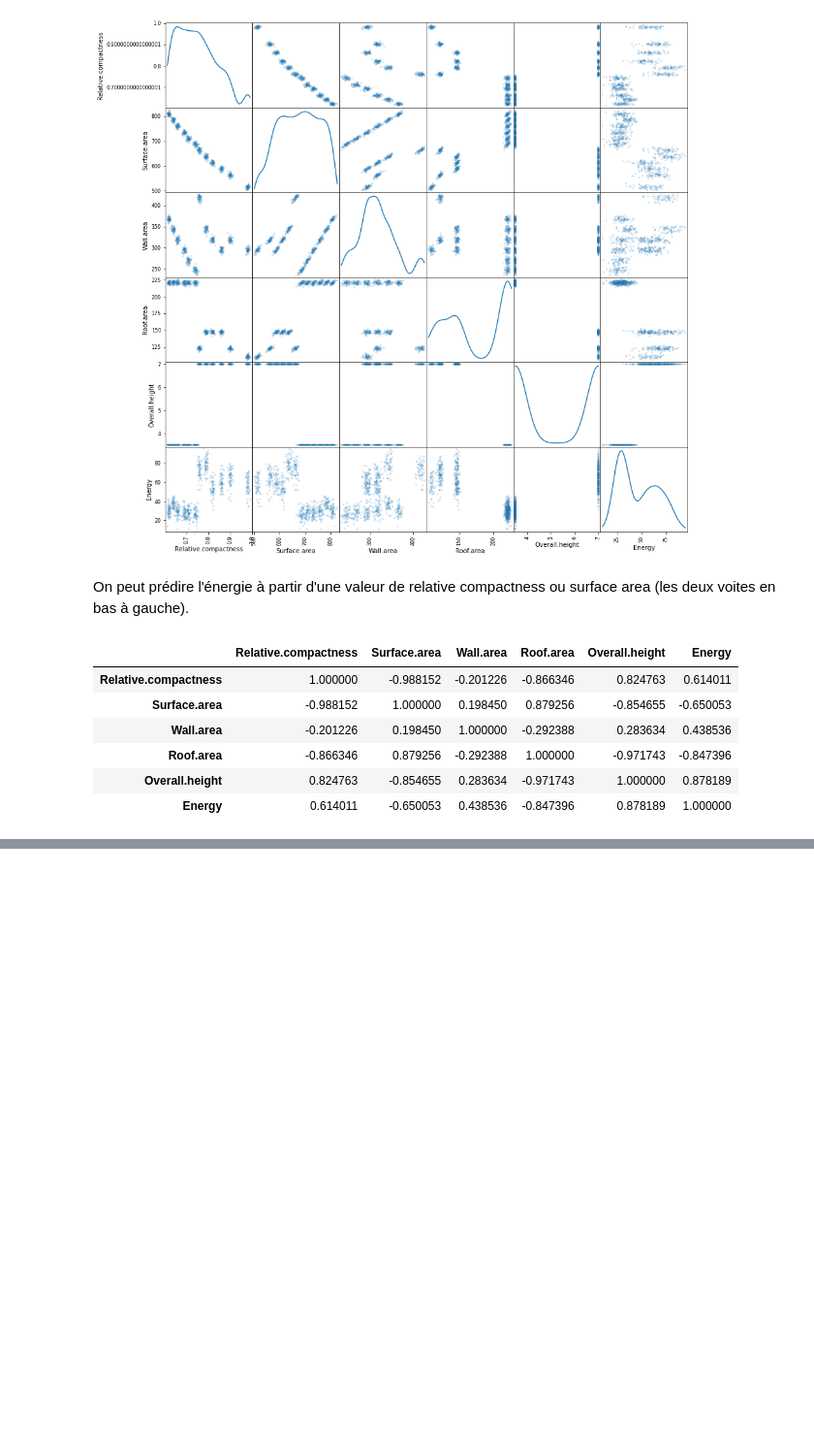
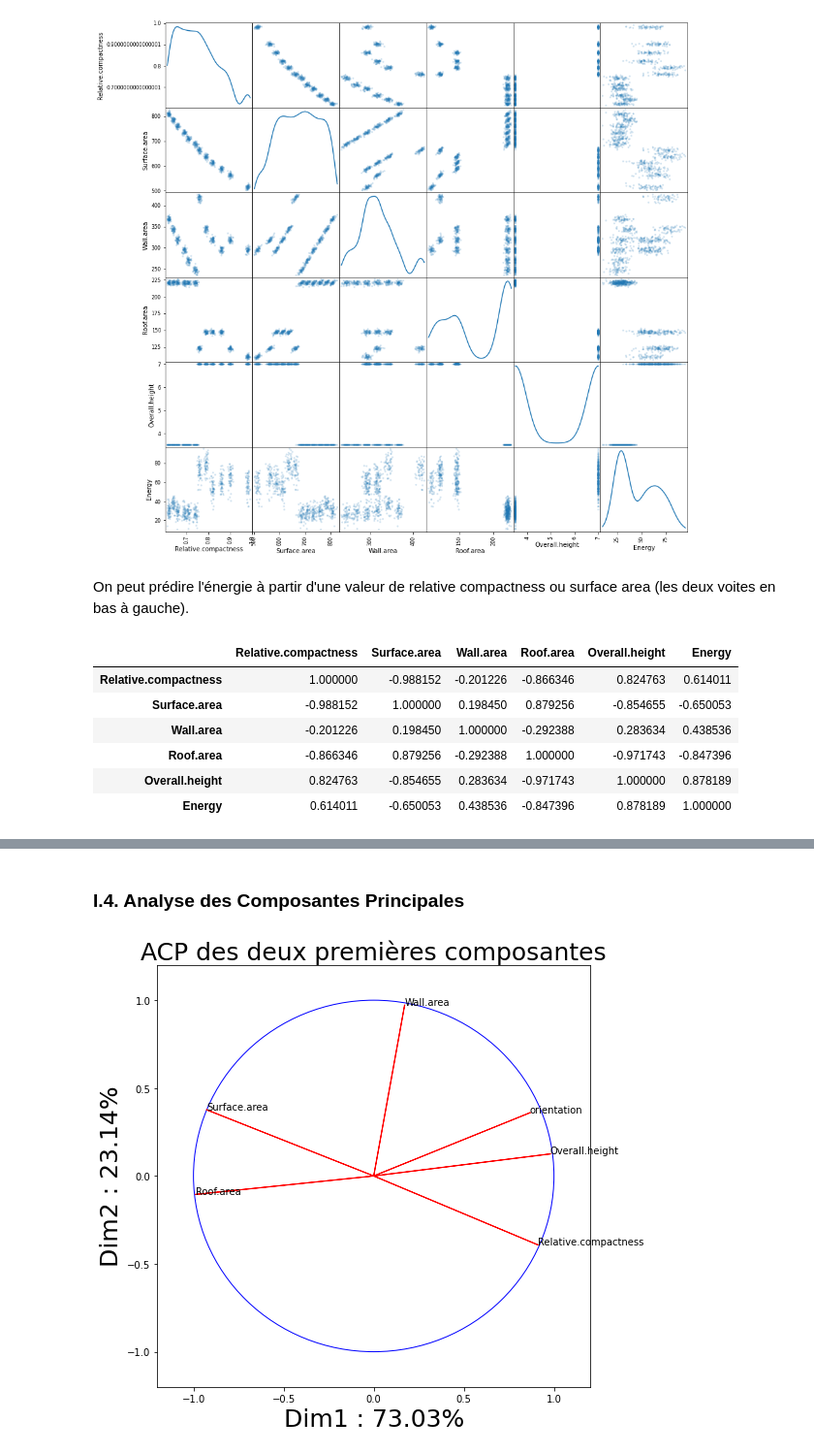
Before and after one commit to sophiayazzourh/ML_Project, a Jupyter notebook: Forecasting_the_energy_performance_of_buildings_Python_version.ipynb, the cells around one changed output, grey strips where cells are left out. Shown at 97% size. Saved outputs shown, nothing was run; the diff lists cells and outputs as text; code cells hidden in the pictures; blank space fills up the shorter version.

```diff
--- a/Forecasting_the_energy_performance_of_buildings_Python_version.ipynb
+++ b/Forecasting_the_energy_performance_of_buildings_Python_version.ipynb
@@ -135 +137,3 @@ sns.heatmap(data_quantitatives.corr())
 [figure]
+# %% [markdown]
+### I.4. Analyse des Composantes Principales
@@ -135,0 +144,24 @@ sns.heatmap(data_quantitatives.corr())
+# %%
+pca = PCA(n_components=2)
+principalComponents = pca.fit_transform(sp.scale(data_quantitatives))
+principalDf = pd.DataFrame(data = principalComponents, columns = ['principal component 1', 'principal component 2'])
+finalDf = pd.concat([principalDf, data['Energy.efficiency']], axis = 1)
+# %%
+# coordonnées des variables
+coord1=pca.components_[0]*np.sqrt(pca.explained_variance_[0])
+coord2=pca.components_[1]*np.sqrt(pca.explained_variance_[1])
+fig = plt.figure(figsize=(8,8))
+ax = fig.add_subplot(1, 1, 1)
+for i, j, nom in zip(coord1,coord2, data.columns):
+    plt.text(i, j, nom)
+    plt.arrow(0,0,i,j,color='r')
+plt.axis((-1.2,1.2,-1.2,1.2))
+# cercle
+c=plt.Circle((0,0), radius=1, color='b', fill=False)
+ax.add_patch(c)
+ax.set_xlabel("Dim1 : " + str(round(pca.explained_variance_ratio_[:10][0]*100,2))+ "%" ,size=25)
+ax.set_ylabel("Dim2 : " + str(round(pca.explained_variance_ratio_[:10][1]*100,2)) + "%",size=25)
+ax.set_title("ACP des deux premières composantes",size=25)
+plt.show()
+# %% [output]
+[figure, added]
```
Also changed, not shown: parts of 116 cells of this notebook, 1 other file.
